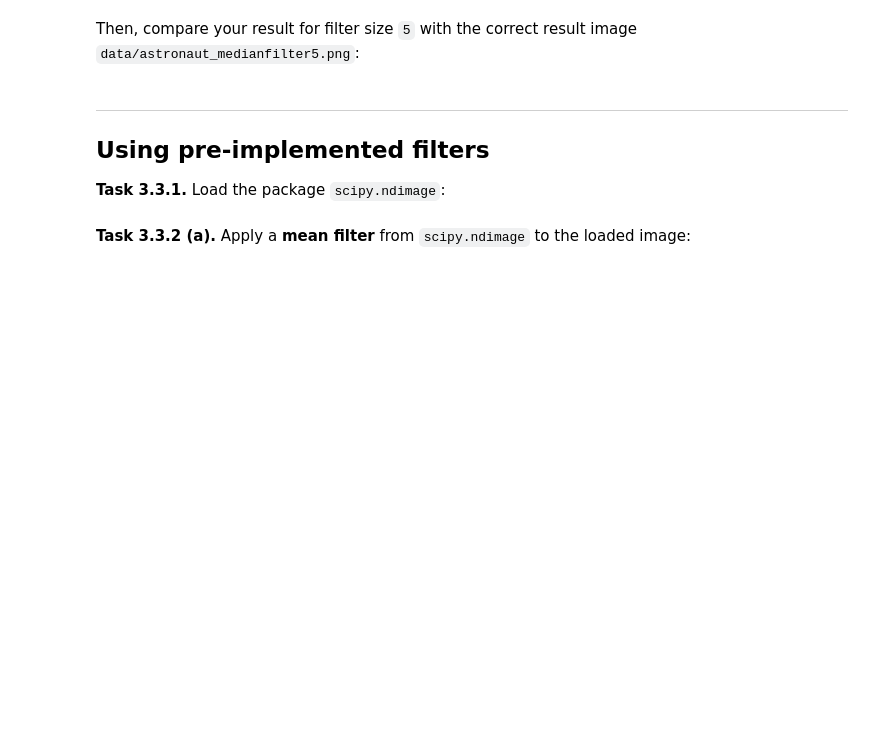
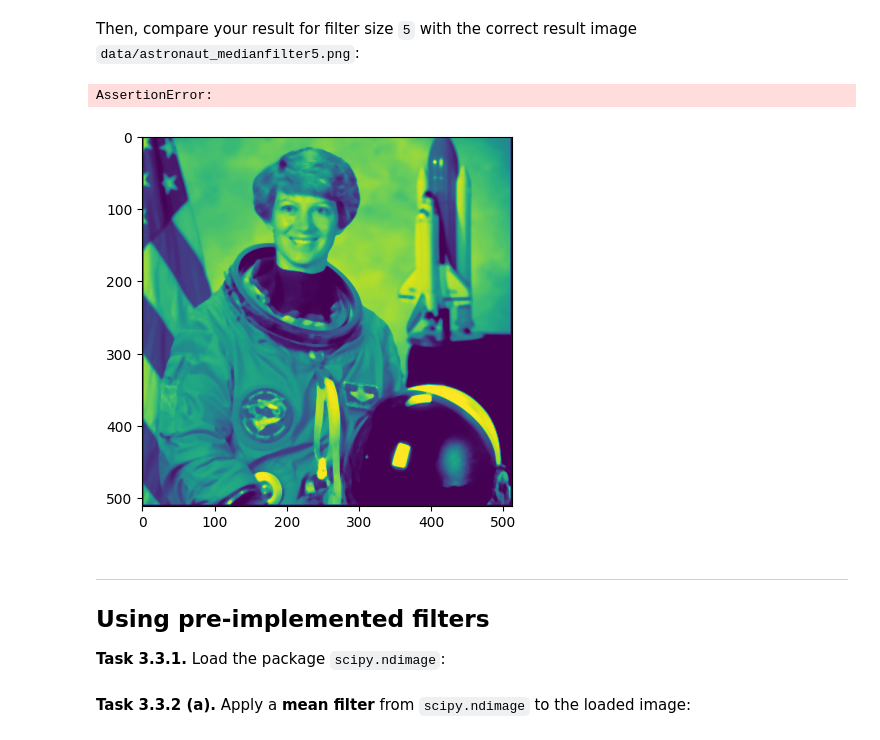
Before and after one commit to TomStraube/mobi-fs3-python, a Jupyter notebook: task3.ipynb, the cells around one changed output. Drawn from its saved outputs; the diff is of its cells as text; code cells hidden in the pictures; blank space fills up the shorter version.

```diff
--- a/task3.ipynb
+++ b/task3.ipynb
@@ -85,5 +91,10 @@ NameError: name 'img' is not defined
 # %% [markdown]
 Then, compare your result for filter size `5` with the correct result image `data/astronaut_medianfilter5.png`:
+# %%
+assert numpy.allclose(img_median, img_control_median, atol=1/255)
+# %% [output]
+AssertionError:
+[figure, added]
 # %% [markdown]
 ---
 
```
Also changed, not shown: parts of 4 cells of this notebook.
